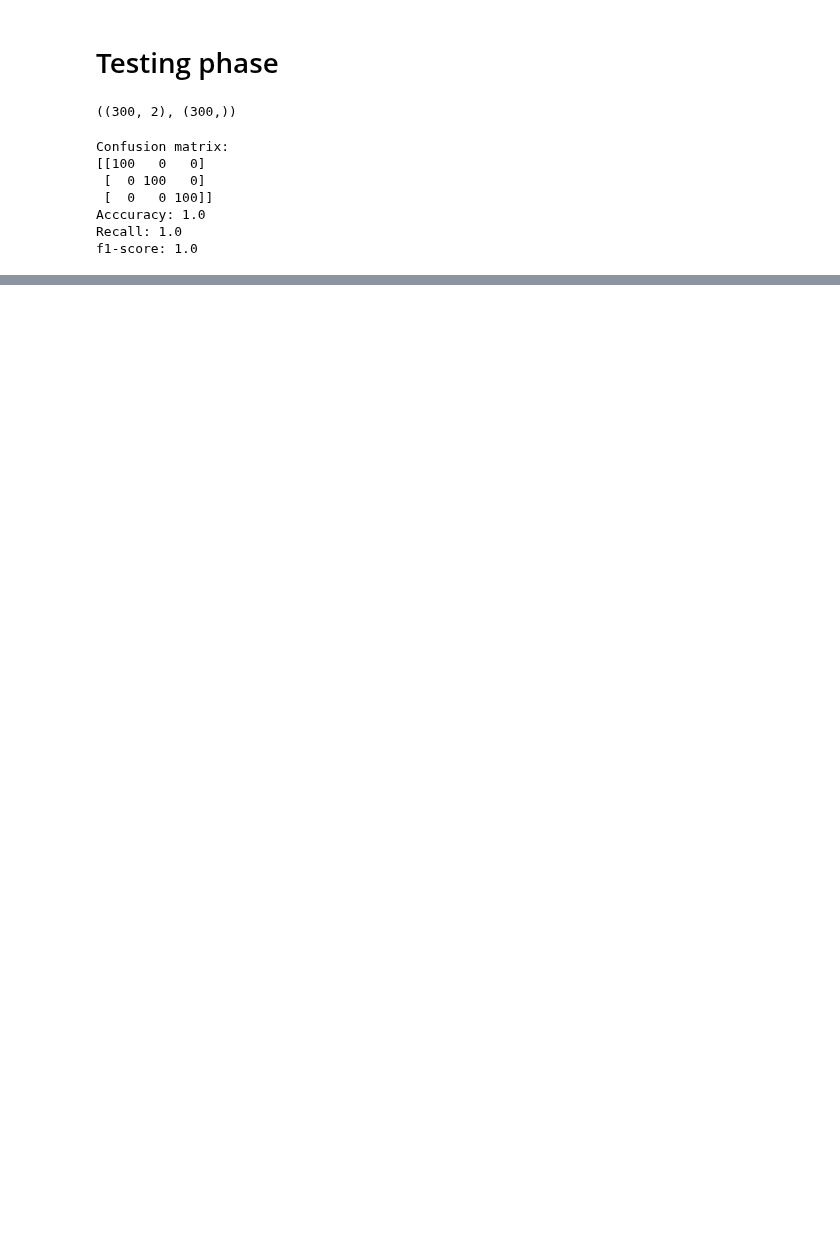
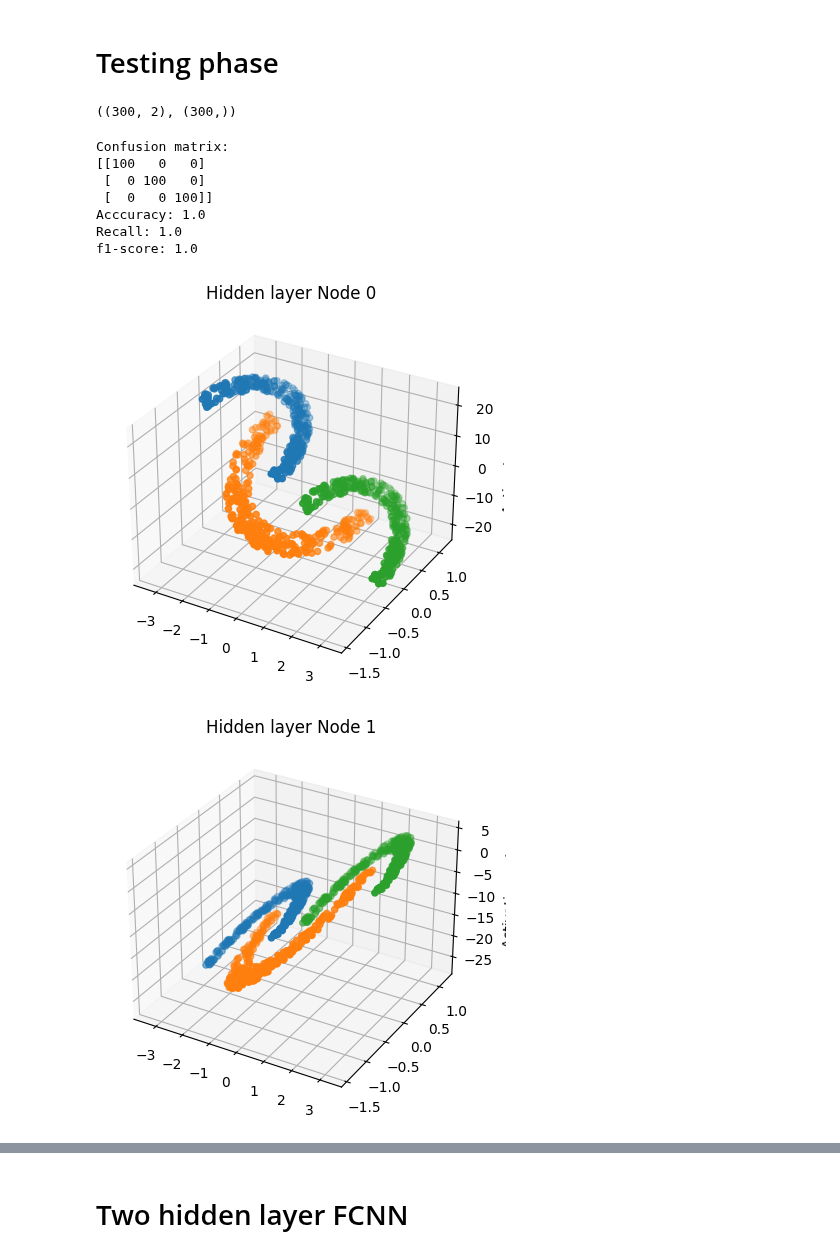
Before and after one commit to imraunav/Deep-Learning-and-Applications, a Jupyter notebook: Programming-Assignment-2(FCNN)/classification_nonLinearData.ipynb, the cells around one changed output, grey strips where cells are left out. Saved outputs shown, nothing was run; the diff lists cells and outputs as text; code cells hidden in the pictures; blank space fills up the shorter version.

```diff
--- a/Programming-Assignment-2(FCNN)/classification_nonLinearData.ipynb
+++ b/Programming-Assignment-2(FCNN)/classification_nonLinearData.ipynb
@@ -144,3 +147,28 @@ Confusion matrix:
 Acccuracy: 1.0
 Recall: 1.0
 f1-score: 1.0
+# %%
+for node_number in range(7):
+    node_class1 = []
+    for sample in class1_train:
+        _, _, _, a = classifier.forward_propagate(sample)
+        node_class1.append(a[node_number])
+    node_class2 = []
+    for sample in class2_train:
+        _, _, _, a = classifier.forward_propagate(sample)
+        node_class2.append(a[node_number])
+
+    node_class3 = []
+    for sample in class3_train:
+        _, _, _, a = classifier.forward_propagate(sample)
+        node_class3.append(a[node_number])
+    plt.figure()
+    ax = plt.subplot(projection='3d')
+    ax.scatter(class1_train[:, 0], class1_train[:, 1], node_class1, label='class 1')
+    ax.scatter(class2_train[:, 0], class2_train[:, 1], node_class2, label='class 2')
+    ax.scatter(class3_train[:, 0], class3_train[:, 1], node_class3, label='class 3')
+    ax.set_zlabel('Activation value')
+    ax.set_title(f'Hidden layer Node {node_number}')
+# %% [output]
+[figure, added]
+[figure, added]
@@ -146,0 +180,2 @@ f1-score: 1.0
+# %% [markdown]
+# Two hidden layer FCNN
```
Also changed, not shown: parts of 16 cells of this notebook, 3 other files.
